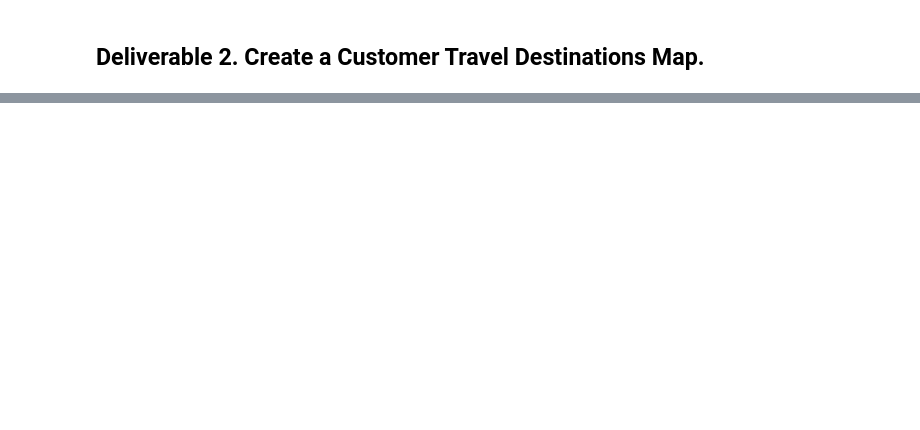
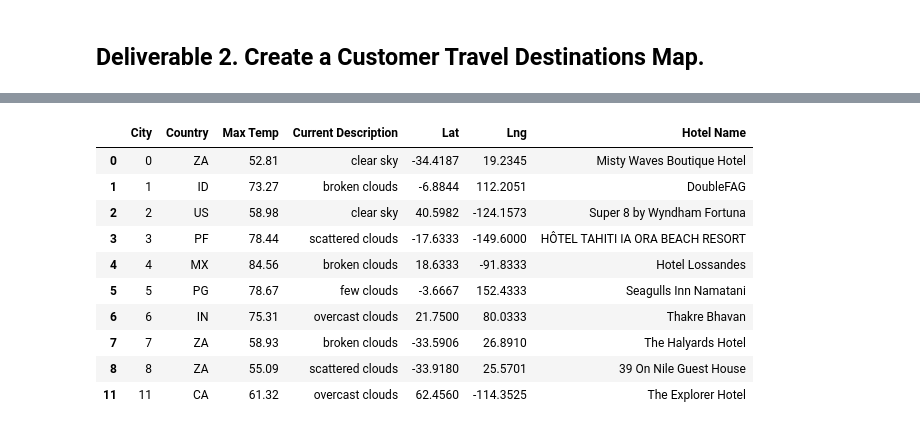
Before and after one commit to dianahcortez/Weather_Database, a Jupyter notebook: Vacation_Search.ipynb, the cells around one changed output, grey strips where cells are left out. Cells and saved outputs as stored; diff of their text form; code cells hidden in the pictures; blank space fills up the shorter version.

```diff
--- a/Vacation_Search.ipynb
+++ b/Vacation_Search.ipynb
@@ -35,18 +118,26 @@ hotel_df.head(10)
 params = {
     "radius": 5000,
     "type": "lodging",
-    "key": g_key
+    "key": gmaps_key
 }
 
 # 6b. Iterate through the hotel DataFrame.
+for index, row in hotel_df.iterrows():
 
     # 6c. Get latitude and longitude from DataFrame
-
+    lat = row["Lat"]
+    lng = row["Lng"]
+    params["location"] = f"{lat},{lng}"
 
     # 6d. Set up the base URL for the Google Directions API to get JSON data.
-
+    base_url = "https://maps.googleapis.com/maps/api/place/nearbysearch/json"
 
     # 6e. Make request and retrieve the JSON data from the search.
-
+    hotels = requests.get(base_url, params=params).json()
 
     # 6f. Get the first hotel from the results and store the name, if a hotel isn't found skip the city.
+    try:
+        hotel_df.loc[index, "Hotel Name"] = hotels["results"][0]["name"]
+
+    except (IndexError):
+        print("Hotel not found...Skipping.")
@@ -53,4 +162,18 @@ params = {
 # %%
 # 7. Drop the rows where there is no Hotel Name.
+clean_hotel_df = hotel_df.loc[(hotel_df["Hotel Name"]!='')]
+clean_hotel_df.head(10)
+# %% [output]
+|  | City | Country | Max Temp | Current Description | Lat | Lng | Hotel Name |
+| 0 | 0 | ZA | 52.81 | clear sky | -34.4187 | 19.2345 | Misty Waves Boutique Hotel |
+| 1 | 1 | ID | 73.27 | broken clouds | -6.8844 | 112.2051 | DoubleFAG |
+| 2 | 2 | US | 58.98 | clear sky | 40.5982 | -124.1573 | Super 8 by Wyndham Fortuna |
+| 3 | 3 | PF | 78.44 | scattered clouds | -17.6333 | -149.6000 | HÔTEL TAHITI IA ORA BEACH RESORT |
+| 4 | 4 | MX | 84.56 | broken clouds | 18.6333 | -91.8333 | Hotel Lossandes |
+| 5 | 5 | PG | 78.67 | few clouds | -3.6667 | 152.4333 | Seagulls Inn Namatani |
+| 6 | 6 | IN | 75.31 | overcast clouds | 21.7500 | 80.0333 | Thakre Bhavan |
+| 7 | 7 | ZA | 58.93 | broken clouds | -33.5906 | 26.8910 | The Halyards Hotel |
+| 8 | 8 | ZA | 55.09 | scattered clouds | -33.9180 | 25.5701 | 39 On Nile Guest House |
+| 11 | 11 | CA | 61.32 | overcast clouds | 62.4560 | -114.3525 | The Explorer Hotel |
 # %%
 # 8a. Create the output File (CSV)
```
Also changed, not shown: parts of 13 cells of this notebook, 2 other files.
